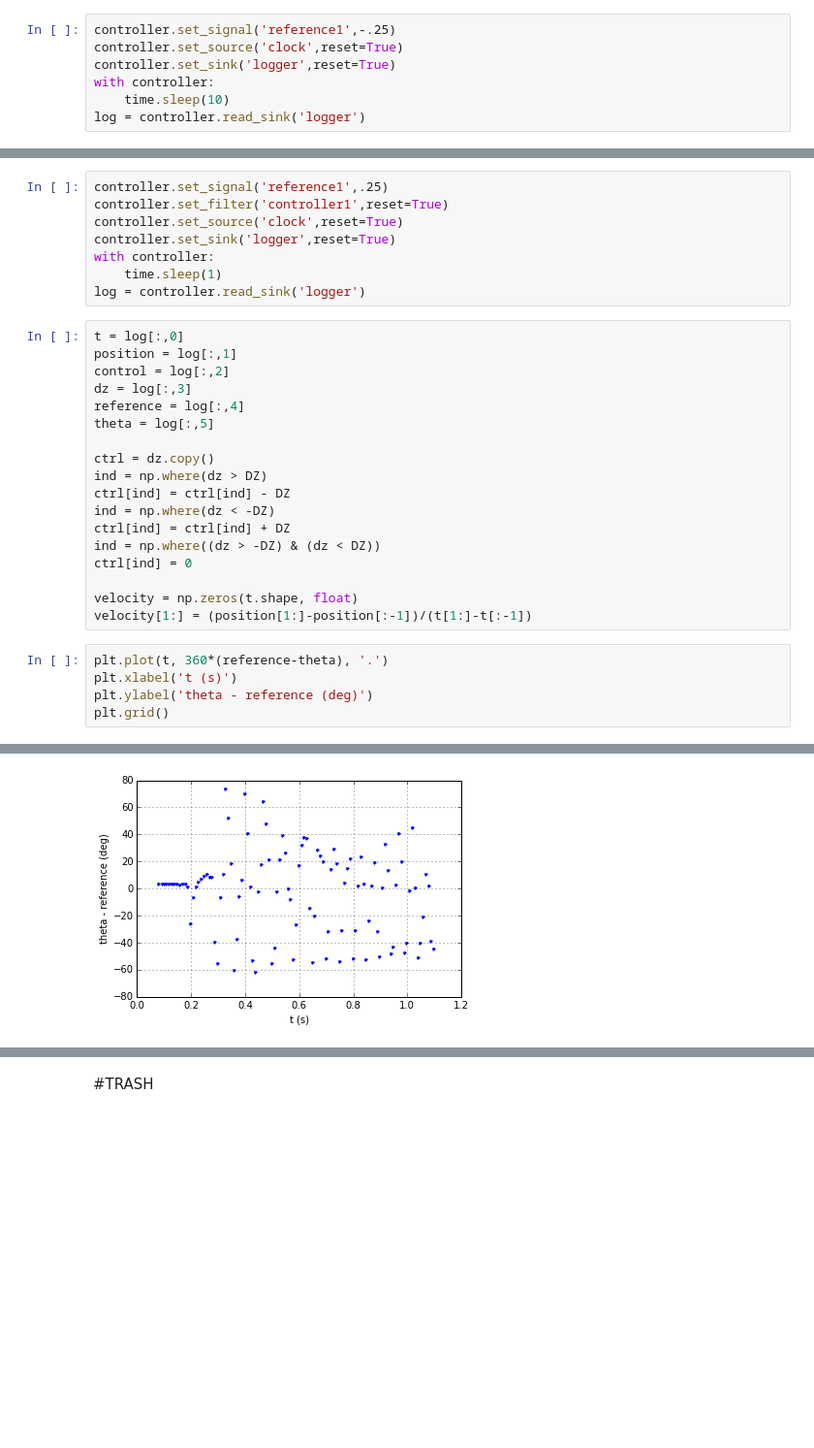
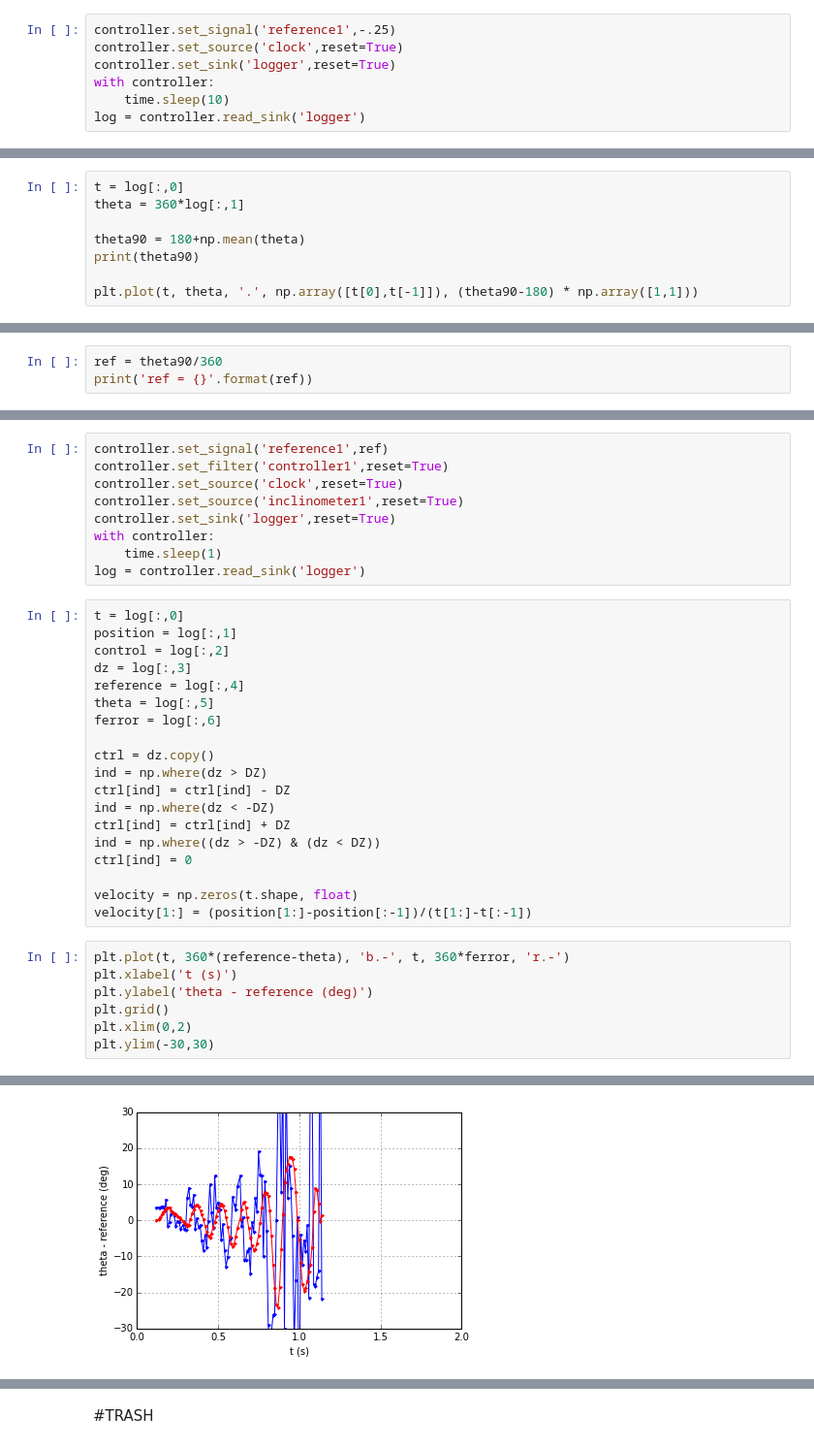
Before and after one commit to mcdeoliveira/pyctrl, a Jupyter notebook: python/notebook/PendulumControl.ipynb, the cells around one changed output, grey strips where cells are left out. Shown at 97% size. Saved outputs shown, nothing was run; the diff lists cells and outputs as text; blank space fills up the shorter version.

```diff
--- a/python/notebook/PendulumControl.ipynb
+++ b/python/notebook/PendulumControl.ipynb
@@ -226,0 +267,8 @@ plt.xlim(t0,t0+2)
+# %%
+t = log[:,0]
+theta = 360*log[:,1]
+
+theta90 = 180+np.mean(theta)
+print(theta90)
+
+plt.plot(t, theta, '.', np.array([t[0],t[-1]]), (theta90-180) * np.array([1,1]))
@@ -267,0 +344,3 @@ print(controller.info('all'))
+# %%
+ref = theta90/360
+print('ref = {}'.format(ref))
@@ -268,7 +349,8 @@ print(controller.info('all'))
 # %%
-controller.set_signal('reference1',.25)
+controller.set_signal('reference1',ref)
 controller.set_filter('controller1',reset=True)
 controller.set_source('clock',reset=True)
+controller.set_source('inclinometer1',reset=True)
 controller.set_sink('logger',reset=True)
 with controller:
     time.sleep(1)
@@ -280,6 +362,7 @@ control = log[:,2]
 dz = log[:,3]
 reference = log[:,4]
 theta = log[:,5]
+ferror = log[:,6]
 
 ctrl = dz.copy()
 ind = np.where(dz > DZ)
@@ -292,8 +375,10 @@ ctrl[ind] = 0
 velocity = np.zeros(t.shape, float)
 velocity[1:] = (position[1:]-position[:-1])/(t[1:]-t[:-1])
 # %%
-plt.plot(t, 360*(reference-theta), '.')
+plt.plot(t, 360*(reference-theta), 'b.-', t, 360*ferror, 'r.-')
 plt.xlabel('t (s)')
 plt.ylabel('theta - reference (deg)')
 plt.grid()
+plt.xlim(0,2)
+plt.ylim(-30,30)
 # %% [output]
@@ -300,4 +386,4 @@ plt.grid()
-[figure, old version]
+[figure, new version]
 # %%
 plt.plot(t, 360*theta, 'b.', t, 360*reference, 'r.')
 plt.xlabel('t (s)')
```
Also changed, not shown: parts of 21 cells of this notebook, 1 other file.
